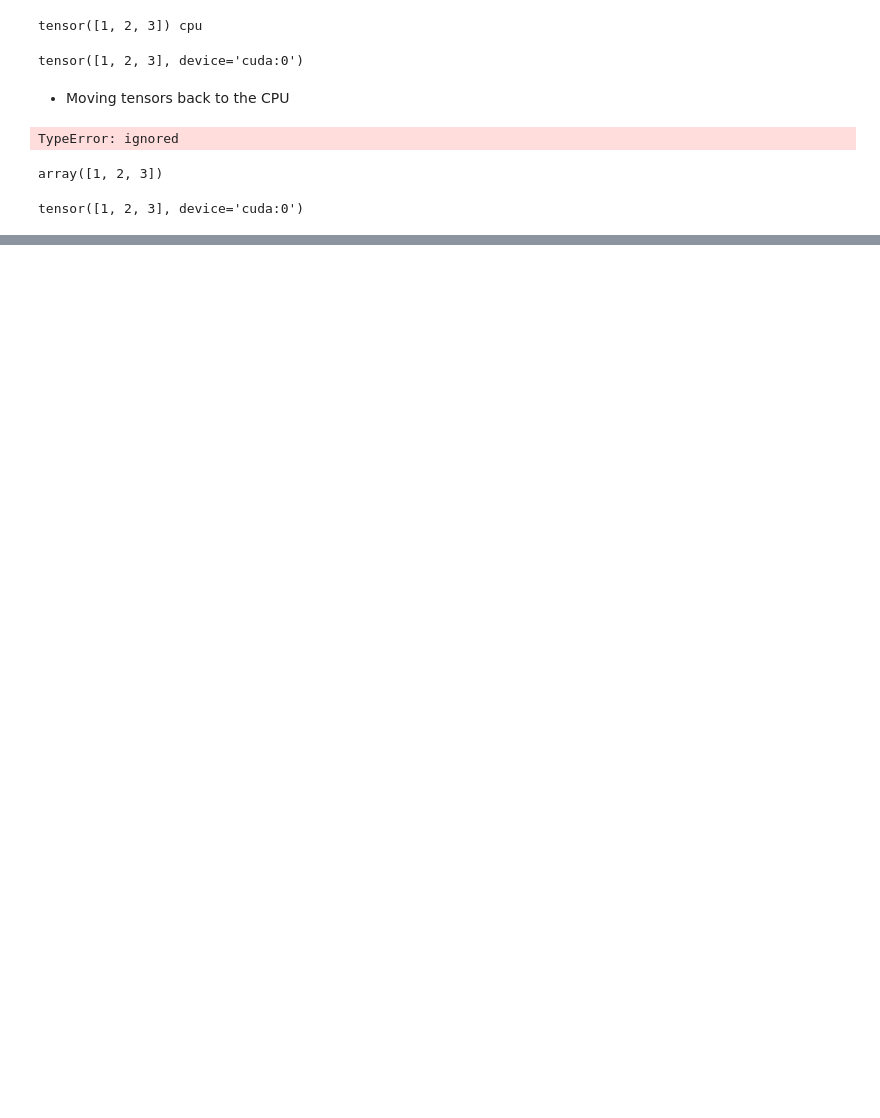
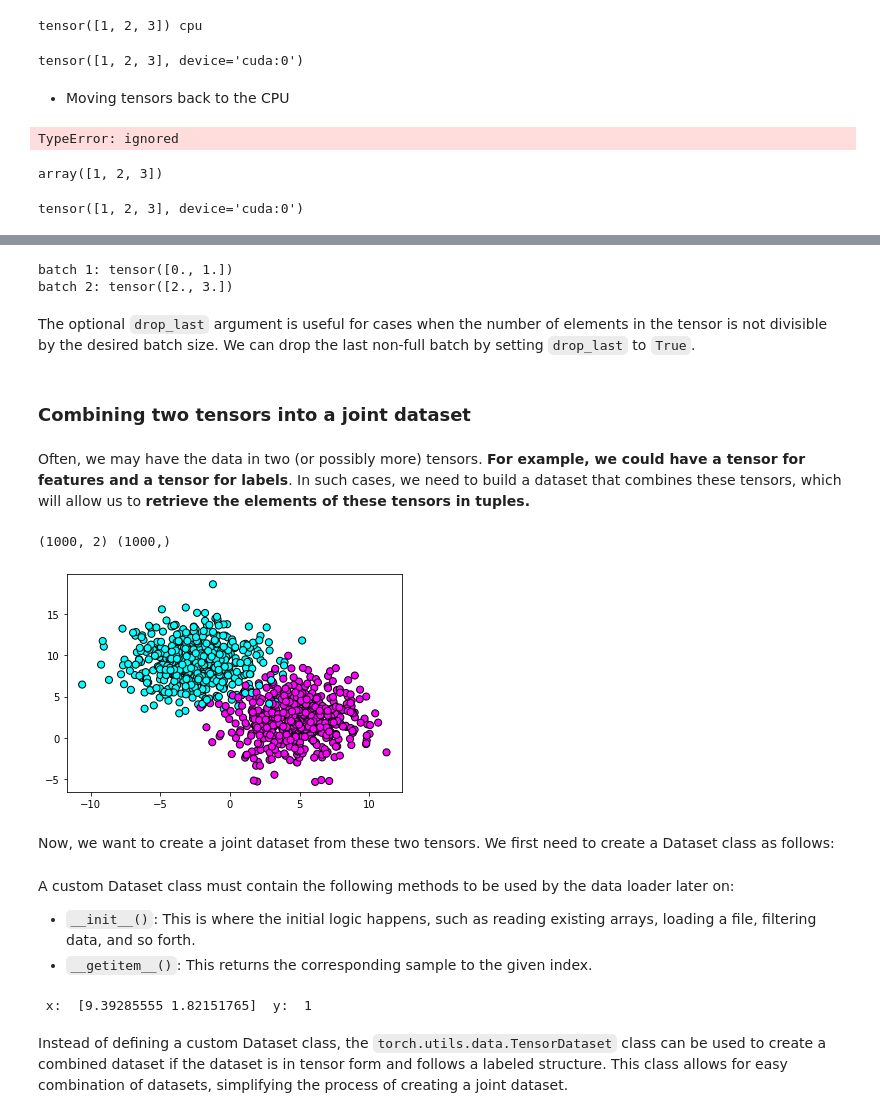
Before and after one commit to dev-SR/Deep-Learning, a Jupyter notebook: 01-pytorch-basics/torch.ipynb, the cells around one changed output, grey strips where cells are left out. Saved outputs shown, nothing was run; the diff lists cells and outputs as text; code cells hidden in the pictures; blank space fills up the shorter version.

```diff
--- a/01-pytorch-basics/torch.ipynb
+++ b/01-pytorch-basics/torch.ipynb
@@ -522,0 +525,15 @@ tensor([1, 2, 3], device='cuda:0')
+# %%
+data_loader = DataLoader(t, batch_size=2, drop_last=True)
+for i, batch in enumerate(data_loader, 1):
+    print(f"batch {i}:", batch)
+# %% [output]
+batch 1: tensor([0., 1.])
+batch 2: tensor([2., 3.])
+# %% [markdown]
+The optional `drop_last` argument is useful for cases when the number of elements in the tensor is not divisible by the desired batch size. We can drop the last non-full batch by setting `drop_last` to `True`.
+# %% [markdown]
+### Combining two tensors into a joint dataset
+# %% [markdown]
+Often, we may have the data in two (or possibly more) tensors. **For example, we could have a tensor
+for features and a tensor for labels**. In such cases, we need to build a dataset that combines these
+tensors, which will allow us to **retrieve the elements of these tensors in tuples.**
@@ -522,0 +547,8 @@ tensor([1, 2, 3], device='cuda:0')
+# %%
+X_train, X_test, y_train, y_test = generate_blob_cluster(split_train_test=True)
+# %% [output]
+(1000, 2) (1000,)
+[figure, added]
+# %% [markdown]
+Now, we want to create a joint dataset from these two tensors. We first need to create a Dataset class
+as follows:
@@ -522,0 +569,15 @@ tensor([1, 2, 3], device='cuda:0')
+# %% [markdown]
+A custom Dataset class must contain the following methods to be used by the data loader later on:
+
+- `__init__()`: This is where the initial logic happens, such as reading existing arrays, loading a
+  file, filtering data, and so forth.
+- `__getitem__()`: This returns the corresponding sample to the given index.
+# %%
+joint_dataset = JointDataset(X_train, y_train)
+for x, y in joint_dataset:
+    print(" x: ", x, " y: ", y)
+    break
+# %% [output]
+ x:  [9.39285555 1.82151765]  y:  1
+# %% [markdown]
+Instead of defining a custom Dataset class, the `torch.utils.data.TensorDataset` class can be used to create a combined dataset if the dataset is in tensor form and follows a labeled structure. This class allows for easy combination of datasets, simplifying the process of creating a joint dataset.
```
Also changed, not shown: parts of 109 cells of this notebook, 9 other files.
